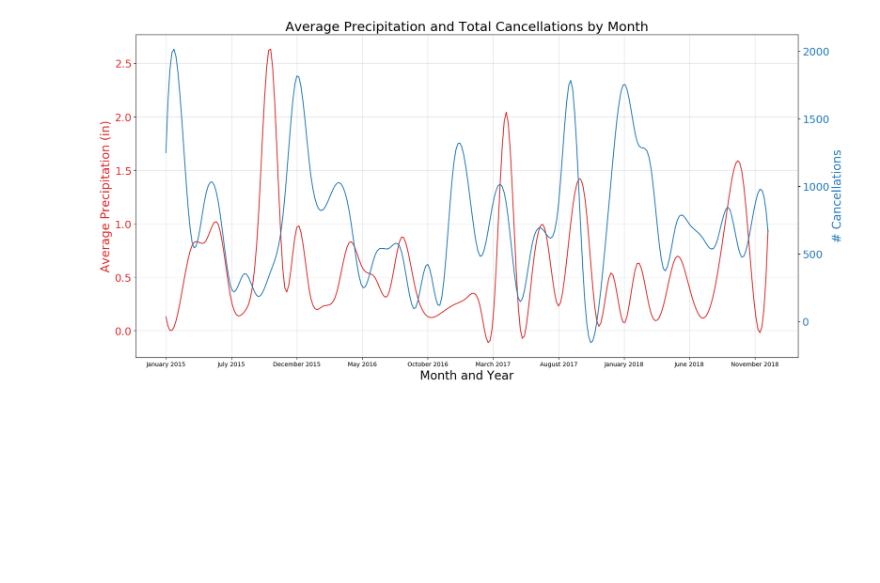
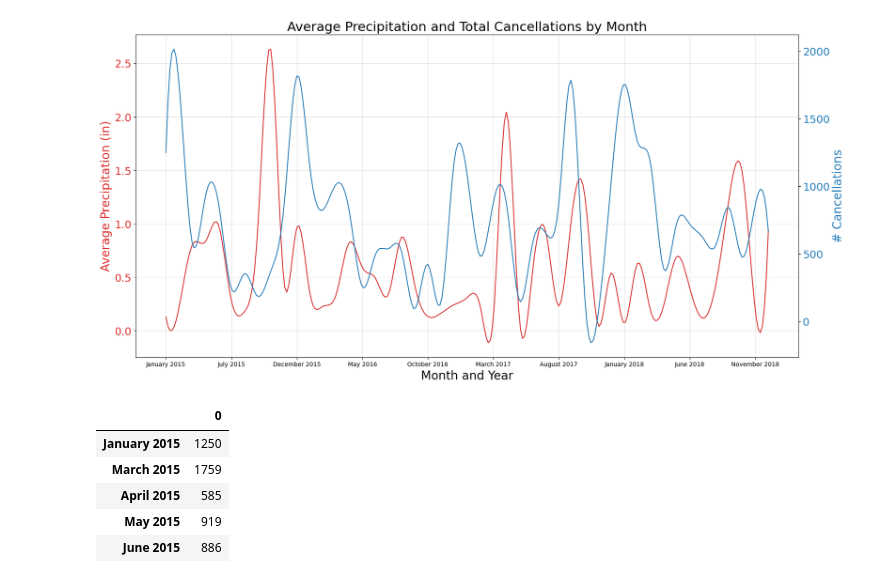
Before and after one commit to domingo-aj/Group-Project-1, a Jupyter notebook: Alice Plots.ipynb, the cells around one changed output. Cells and saved outputs as stored; diff of their text form; code cells hidden in the pictures; blank space fills up the shorter version.

```diff
--- a/Alice Plots.ipynb
+++ b/Alice Plots.ipynb
@@ -204,0 +211,13 @@ plt.show()
+# %%
+# Observed data in analysis of sampled cancelled flights
+observed = pd.Series(values, index=label)
+# Create a data frame
+df = pd.DataFrame([observed]).T
+df.head()
+# %% [output]
+|  | 0 |
+| January 2015 | 1250 |
+| March 2015 | 1759 |
+| April 2015 | 585 |
+| May 2015 | 919 |
+| June 2015 | 886 |
```
Also changed, not shown: parts of 7 cells of this notebook, 3 other files.
